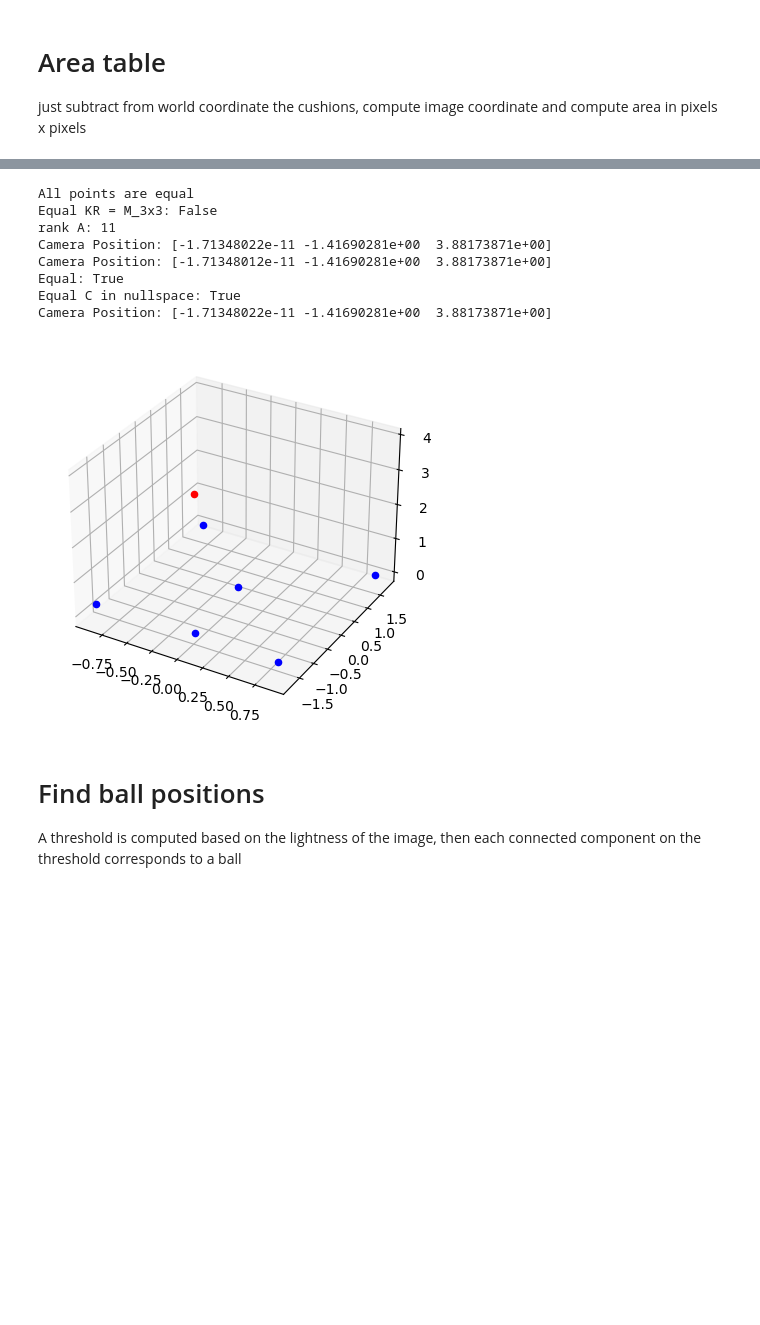
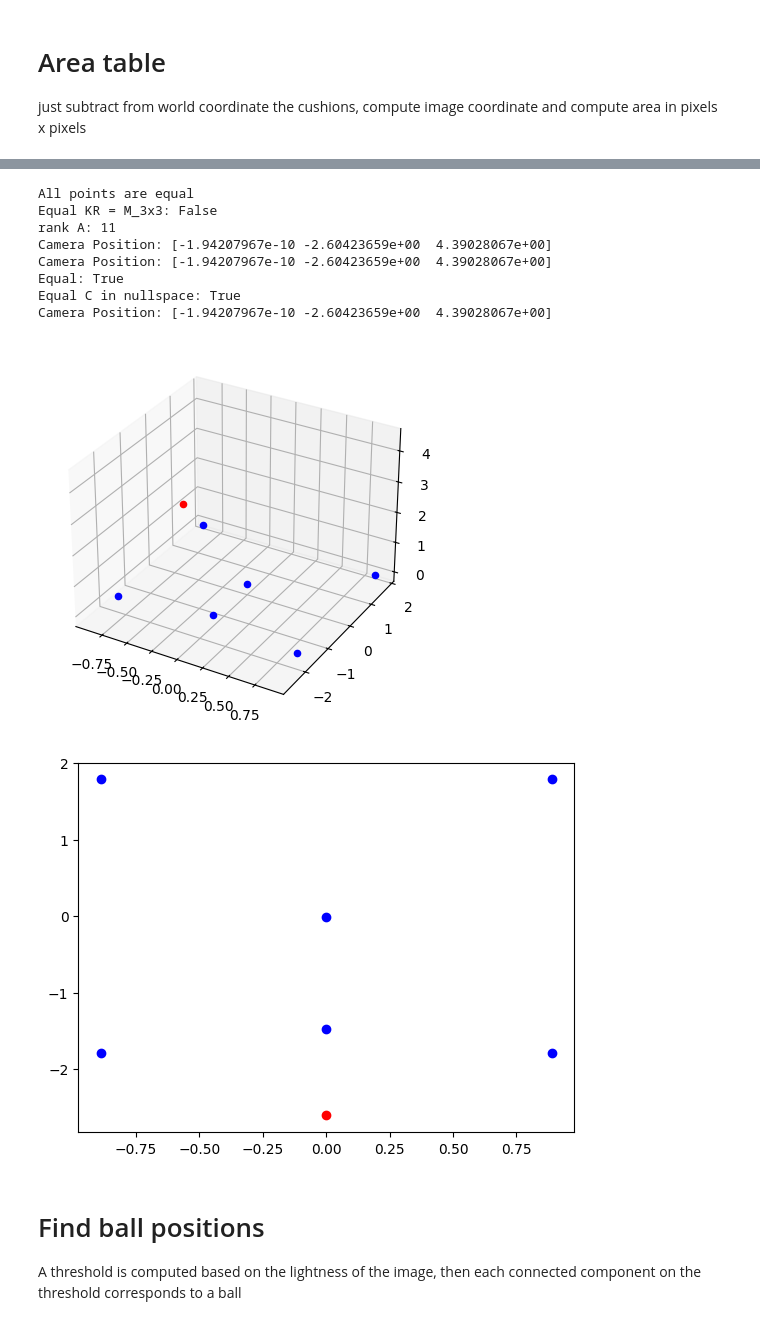
Before and after one commit to SamuelCorecco/Computer_Vision_Project, a Jupyter notebook: Task2.ipynb, the cells around one changed output, grey strips where cells are left out. Saved outputs shown, nothing was run; the diff lists cells and outputs as text; code cells hidden in the pictures; blank space fills up the shorter version.

```diff
--- a/Task2.ipynb
+++ b/Task2.ipynb
@@ -735,11 +735,11 @@ TRABLE_HEIGHT =0.0 # 0.8
 
 world_coords_3d = np.array([
     [A_2[0], A_2[1], TRABLE_HEIGHT],
-    [B_2[0], B_2[1], TRABLE_HEIGHT + 0.2],
-    [C_2[0], C_2[1], TRABLE_HEIGHT],
+    [B_2[0], B_2[1]+0.01, TRABLE_HEIGHT + 0.05],
+    [C_2[0], C_2[1]+0.01, TRABLE_HEIGHT+ 0.05],
     [D_2[0], D_2[1], TRABLE_HEIGHT],
-    [A[0], A[1], TRABLE_HEIGHT + 0.3],
-    [B[0], B[1], TRABLE_HEIGHT + 0.3],
+    [A[0], A[1], TRABLE_HEIGHT],
+    [B[0], B[1], TRABLE_HEIGHT],
 ])
 
 # spe 2.5 center of the table x and y for 2d and 3d and flip the y axis
@@ -884,37 +884,45 @@ if DEBUG:
 
 
 if DEBUG:
     # check if C is in the nullspace of the P
     print(f'Equal C in nullspace: {np.allclose(M_camera.dot(np.array([C[0], C[1], C[2], 1])), 0)}')
 
 
 print(f'Camera Position: {C}')
 
 # plot in 3D
 
 from mpl_toolkits.mplot3d import Axes3D
 
 fig = plt.figure()
 ax = fig.add_subplot(111, projection='3d')
 
 # plot the camera position and world coordinates
 ax.scatter(C[0], C[1], C[2], c='r', marker='o')
 for i in range(len(world_coords_3d)):
     ax.scatter(world_coords_3d[i][0], world_coords_3d[i][1], world_coords_3d[i][2], c='b', marker='o')
 
 plt.show()
+
+# show only x and y in 2D
+fig, ax = plt.subplots()
+ax.scatter(C[0], C[1], c='r', marker='o')
+for i in range(len(world_coords_3d)):
+    ax.scatter(world_coords_3d[i][0], world_coords_3d[i][1], c='b', marker='o')
+plt.show()
 # %% [output]
 [figure]
 [figure]
 All points are equal
 Equal KR = M_3x3: False
 rank A: 11
-Camera Position: [-1.71348022e-11 -1.41690281e+00  3.88173871e+00]
-Camera Position: [-1.71348012e-11 -1.41690281e+00  3.88173871e+00]
+Camera Position: [-1.94207967e-10 -2.60423659e+00  4.39028067e+00]
+Camera Position: [-1.94207967e-10 -2.60423659e+00  4.39028067e+00]
 Equal: True
 Equal C in nullspace: True
-Camera Position: [-1.71348022e-11 -1.41690281e+00  3.88173871e+00]
+Camera Position: [-1.94207967e-10 -2.60423659e+00  4.39028067e+00]
-[figure, old version]
+[figure, new version]
+[figure, added]
 # %% [markdown]
 # Find ball positions
 A threshold is computed based on the lightness of the image, then each connected component on the threshold corresponds to a ball
```
Also changed, not shown: parts of 4 cells of this notebook, 1 other file.
